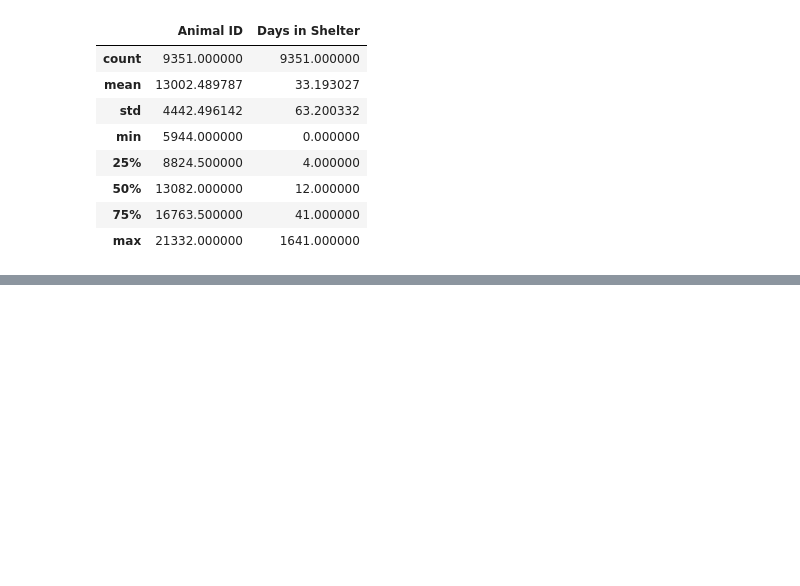
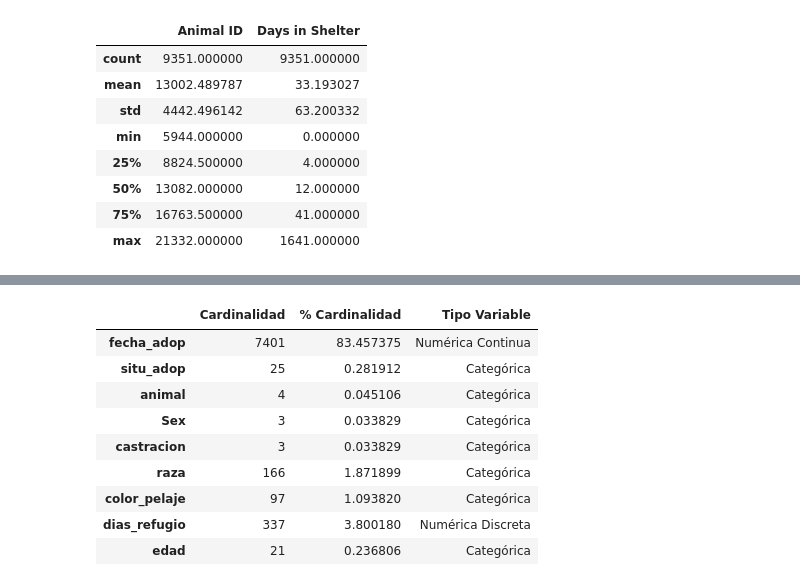
Before and after one commit to laurasalaslozano/EDA-MACHINE_LEARNING, a Jupyter notebook: Adoptions/EDA_Adopciones.ipynb, the cells around one changed output, grey strips where cells are left out. Saved outputs shown, nothing was run; the diff lists cells and outputs as text; code cells hidden in the pictures; blank space fills up the shorter version.

```diff
--- a/Adoptions/EDA_Adopciones.ipynb
+++ b/Adoptions/EDA_Adopciones.ipynb
@@ -97,0 +350,39 @@ df_adopciones.loc[df_adopciones["Euthanasia Reason"].isna()]
+# %%
+def card (df, umbral_categoria, umbral_continua):
+
+    cardinalidad = df.nunique()
+    porcentaje_card = df.nunique()/len(df) * 100
+    tipos = []
+
+    for col in df.columns:
+        card = cardinalidad[col]
+        pct = porcentaje_card[col]
+
+        if card == 2:
+            tipos.append("Binaria")
+
+        elif card <= umbral_categoria:
+            tipos.append("Categórica")
+
+        else:
+            if pct >= umbral_continua:
+                tipos.append("Numérica Continua")
+            else:
+                tipos.append("Numérica Discreta")
+
+
+    df_resultado = pd.DataFrame({"Cardinalidad" : cardinalidad, "% Cardinalidad" : porcentaje_card, "Tipo Variable": tipos})
+    return df_resultado
+# %%
+card(df_adopciones, 166, 20)
+# %% [output]
+|  | Cardinalidad | % Cardinalidad | Tipo Variable |
+| fecha_adop | 7401 | 83.457375 | Numérica Continua |
+| situ_adop | 25 | 0.281912 | Categórica |
+| animal | 4 | 0.045106 | Categórica |
+| Sex | 3 | 0.033829 | Categórica |
+| castracion | 3 | 0.033829 | Categórica |
+| raza | 166 | 1.871899 | Categórica |
+| color_pelaje | 97 | 1.093820 | Categórica |
+| dias_refugio | 337 | 3.800180 | Numérica Discreta |
+| edad | 21 | 0.236806 | Categórica |
```
Also changed, not shown: parts of 40 cells of this notebook, 2 other files.
